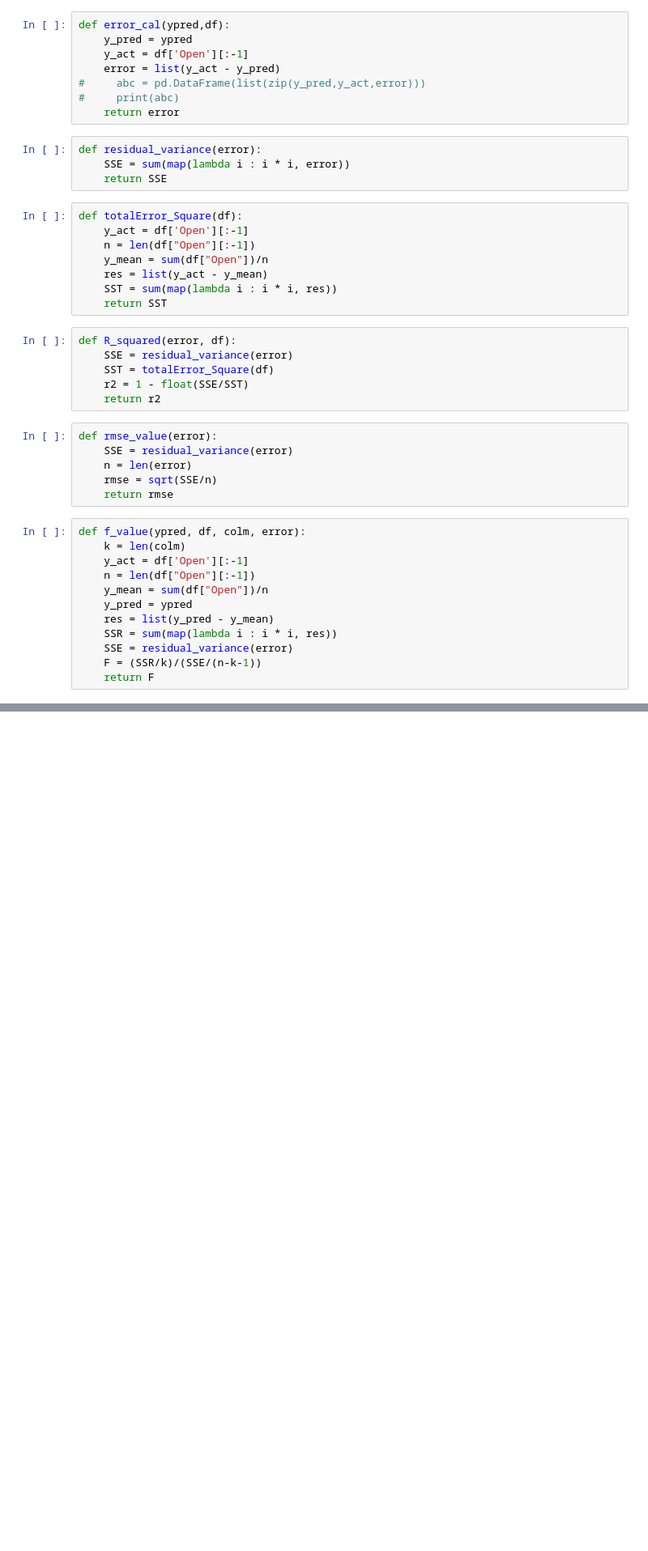
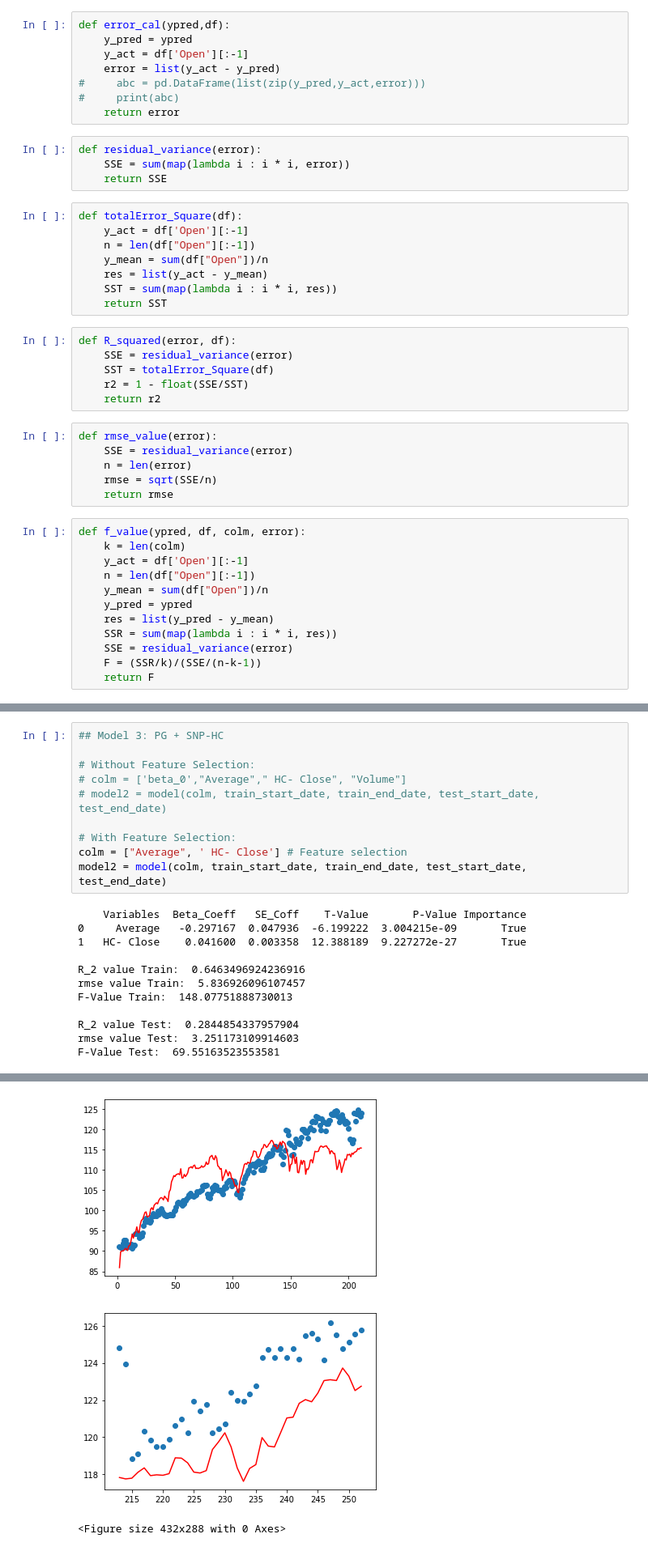
Before and after one commit to parthrana34/Machine-Learning-in-Finance, a Jupyter notebook: Dashboard/Shaishav/Presentation_2.ipynb, the cells around one changed output, grey strips where cells are left out. Shown at 81% size. Drawn from its saved outputs; the diff is of its cells as text; blank space fills up the shorter version.

```diff
--- a/Dashboard/Shaishav/Presentation_2.ipynb
+++ b/Dashboard/Shaishav/Presentation_2.ipynb
@@ -217,0 +266,22 @@ plt.scatter(x,y)
+# %%
+## Model 3: PG + SNP-HC
+
+# Without Feature Selection:
+# colm = ['beta_0',"Average"," HC- Close", "Volume"]
+# model2 = model(colm, train_start_date, train_end_date, test_start_date, test_end_date)
+
+# With Feature Selection:
+colm = ["Average", ' HC- Close'] # Feature selection
+model2 = model(colm, train_start_date, train_end_date, test_start_date, test_end_date)
+# %% [output]
+    Variables  Beta_Coeff   SE_Coff    T-Value       P-Value Importance
+0     Average   -0.297167  0.047936  -6.199222  3.004215e-09       True
+1   HC- Close    0.041600  0.003358  12.388189  9.227272e-27       True
+
+R_2 value Train:  0.6463496924236916
+rmse value Train:  5.836926096107457
+F-Value Train:  148.07751888730013
+
+R_2 value Test:  0.2844854337957904
+rmse value Test:  3.251173109914603
+F-Value Test:  69.55163523553581
@@ -217,0 +289,3 @@ plt.scatter(x,y)
+[figure, added]
+[figure, added]
+<Figure size 432x288 with 0 Axes>
```
Also changed, not shown: parts of 16 cells of this notebook.
